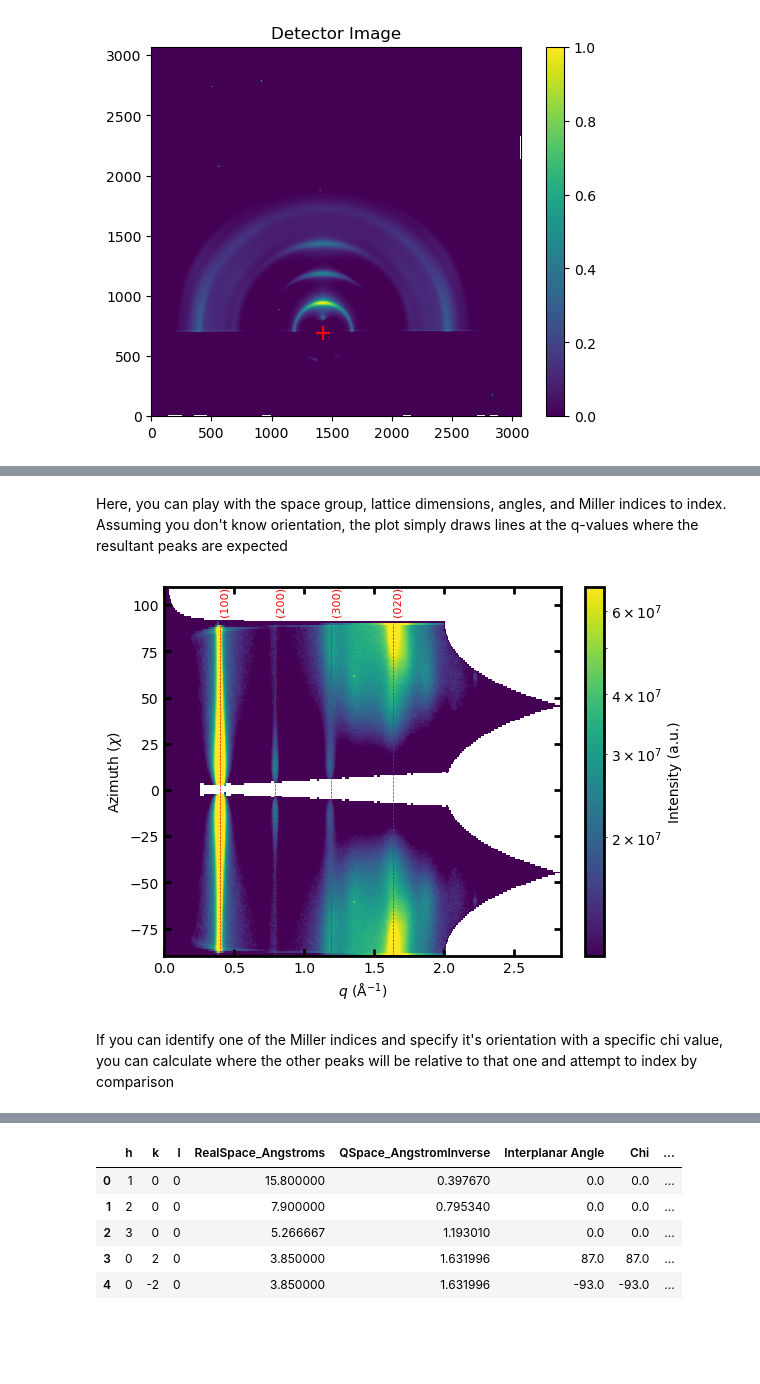
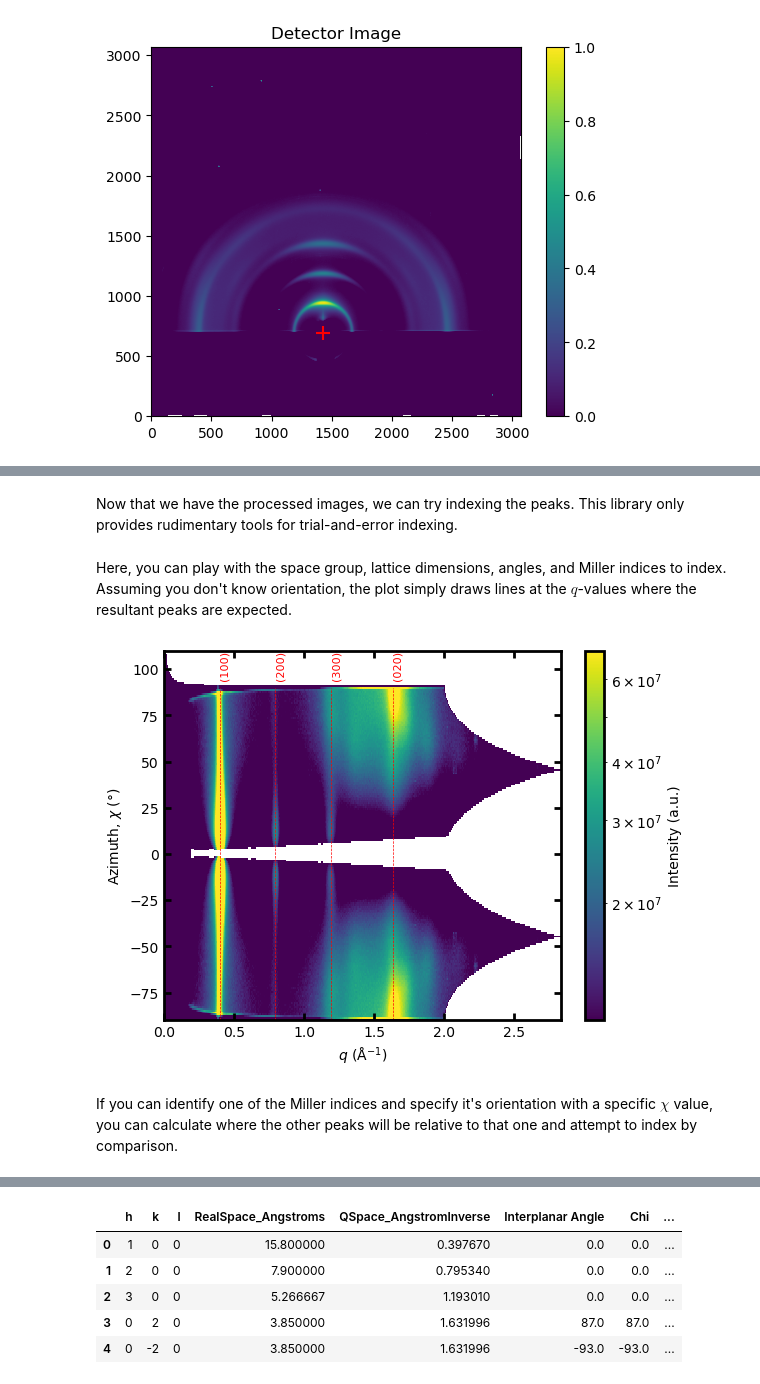
Before and after one commit to phonghnguyen/GIWAXS_Tools, a Jupyter notebook: example_usage.ipynb, the cells around one changed output, grey strips where cells are left out. Cells and saved outputs as stored; diff of their text form; code cells hidden in the pictures; blank space fills up the shorter version.

```diff
--- a/example_usage.ipynb
+++ b/example_usage.ipynb
@@ -18,7 +21,7 @@ from CrystalIndexingAnalyzer import CrystalIndexingAnalyzer
 # %% [markdown]
 Load the X-ray scattering detector .tif image file, orient it, and make sure the beam center appears where it should
 # %%
-processor = GIWAXSDataProcessor()
+processor = Reduction()
 
 file = r'.\example_data\EPEN_0p1deg_120s_08241133_0001.tif'
 
@@ -27,7 +30,7 @@ bc_x, bc_y = 1427.66, 2381.05 # pixel coordinates
 R = 289.52 # mm
 xray_en= 12.7 # keV
 q_range = 2 # inv A
-q_res = 0.01 # inv A
+q_res = 0.005 # inv A
 incidence = 0.1 # degrees
 
 image = np.flipud(fabio.open(file).data)
@@ -70,5 +77,7 @@ plt.show()
+# %% [markdown]
+Now that we have the processed images, we can try indexing the peaks. This library only provides rudimentary tools for trial-and-error indexing.
 # %% [markdown]
-Here, you can play with the space group, lattice dimensions, angles, and Miller indices to index. Assuming you don't know orientation, the plot simply draws lines at the q-values where the resultant peaks are expected
+Here, you can play with the space group, lattice dimensions, angles, and Miller indices to index. Assuming you don't know orientation, the plot simply draws lines at the $q$-values where the resultant peaks are expected.
 # %%
 # Set display options for pandas DataFrame
 pd.set_option('display.max_rows', None)
@@ -89,7 +98,7 @@ beta = 90
 gamma = 87
 
 # Create an object of CrystalIndexingAnalyzer
-analyzer = CrystalIndexingAnalyzer(space_group, a, b, c, alpha, beta, gamma)
+analyzer = Indexing(space_group, a, b, c, alpha, beta, gamma)
 
 # Call the compute_spacing method
 spacing_table = analyzer.compute_spacing(custom_miller_indices, max_miller_index)
@@ -100,36 +109,36 @@ spacing_table = spacing_table.sort_values(by='QSpace_AngstromInverse')
 fig, ax = processor.plot_chiq(corrected_chiq, cmap='viridis')
 
 ax.set_ylim([-90, 110])  # change upper y-axis limit
 
 # Get the maximum q value from the chiq DataFrame
 max_q = corrected_chiq['q'].max()
 
 # Iterate over DataFrame rows
 for idx, row in spacing_table.iterrows():
     # Get q value and Miller indices
     q = row['QSpace_AngstromInverse']
     h, k, l = row['h'], row['k'], row['l']
 
     # If q is greater than max_q, break the loop
     if q > max_q:
         break
 
     # Check if all Miller indices are non-negative
     if all(index >= 0 for index in [h, k, l]):
         # Add vertical line at q
         ax.plot([q, q], [-90, 90], color='red', linestyle='--', linewidth=0.5)  # line span from -90 to +90
 
         # Create label with plus-minus sign before non-zero Miller indices
         miller_indices_label = f'({int(abs(h))}{int(abs(k))}{int(abs(l))})'  # Concatenate the indices without commas
 
         # Add label with Miller indices
         ax.text(q, 95, miller_indices_label, rotation=90, fontsize=8, color='red')
 
 plt.show()
 # %% [output]
-[figure, old version]
+[figure, new version]
 # %% [markdown]
-If you can identify one of the Miller indices and specify it's orientation with a specific chi value, you can calculate where the other peaks will be relative to that one and attempt to index by comparison
+If you can identify one of the Miller indices and specify it's orientation with a specific $χ$ value, you can calculate where the other peaks will be relative to that one and attempt to index by comparison.
 # %%
 # User specified Miller indices (h1, k1, l1) and approximate chi value
 h1, k1, l1 = 1, 0, 0
```
Also changed, not shown: parts of 24 cells of this notebook, 4 other files.
